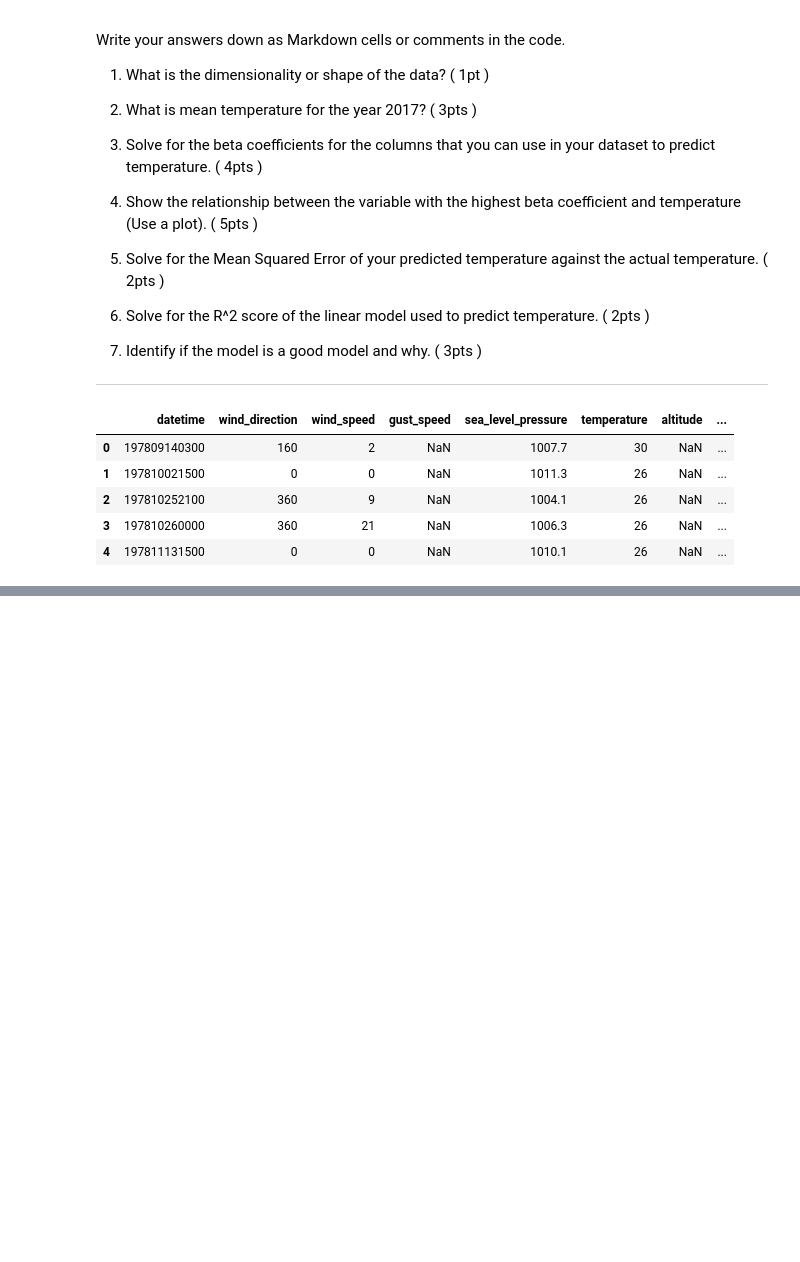
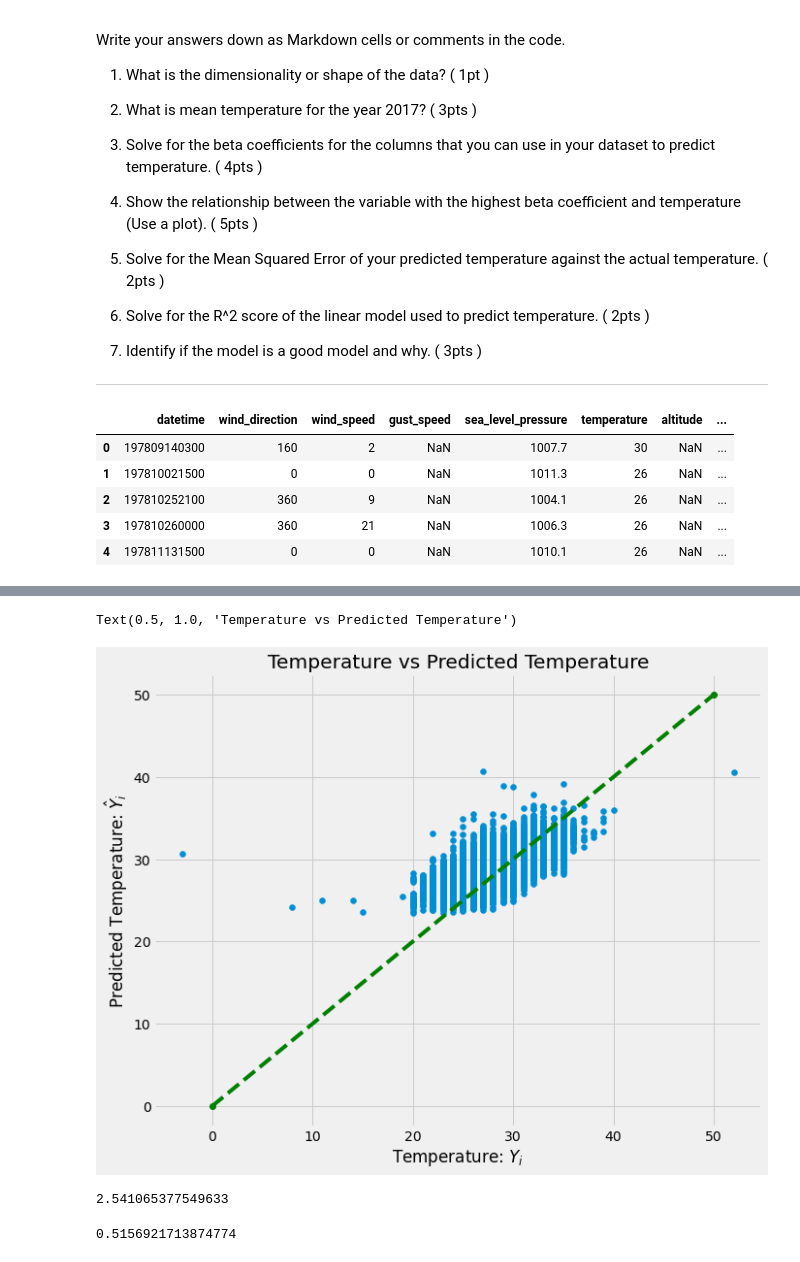
Before and after one commit to jvgcalites/apper-eda, a Jupyter notebook: Notebooks/PS1 - CS129.18.ipynb, the cells around one changed output, grey strips where cells are left out. Saved outputs shown, nothing was run; the diff lists cells and outputs as text; code cells hidden in the pictures; blank space fills up the shorter version.

Commit message:
v0.1 got a 51.56% score

```diff
--- a/Notebooks/PS1 - CS129.18.ipynb
+++ b/Notebooks/PS1 - CS129.18.ipynb
@@ -74,0 +166,6 @@ TypeError: 'tuple' object is not callable
+# %%
+X['datetime'] = pd.to_datetime(X['datetime'], format='%Y%m%d%H%S')
+X['month'] = df['datetime'].dt.month
+# X['day'] = df['datetime'].dt.day
+X['hour'] = df['datetime'].dt.hour
+X
@@ -74,0 +186,10 @@ TypeError: 'tuple' object is not callable
+# %%
+X = X.drop([
+    'temperature',
+    'gust_speed',
+    'altitude',
+    'precipitation',
+    'datetime'
+    ], axis=1
+)
+X.info()
@@ -74,0 +212,3 @@ TypeError: 'tuple' object is not callable
+# %%
+linear_model = LinearRegression()
+linear_model.fit(X, df['temperature'])
@@ -74,0 +249,21 @@ TypeError: 'tuple' object is not callable
+# %%
+plt.figure(figsize=(10,8))
+
+
+plt.scatter(df["temperature"], linear_model.predict(X))
+plt.plot([0, 50], [0, 50], '--go')
+plt.xlabel("Temperature: $Y_i$")
+plt.ylabel("Predicted Temperature: $\hat{Y}_i$")
+plt.title("Temperature vs Predicted Temperature")
+# %% [output]
+Text(0.5, 1.0, 'Temperature vs Predicted Temperature')
+[figure, added]
+# %%
+mean_squared_error = np.mean((df["temperature"] - linear_model.predict(X))**2)
+mean_squared_error
+# %% [output]
+2.541065377549633
+# %%
+linear_model.score(X, df["temperature"])
+# %% [output]
+0.5156921713874774
```
Also changed, not shown: parts of 16 cells of this notebook, 2 other files.
